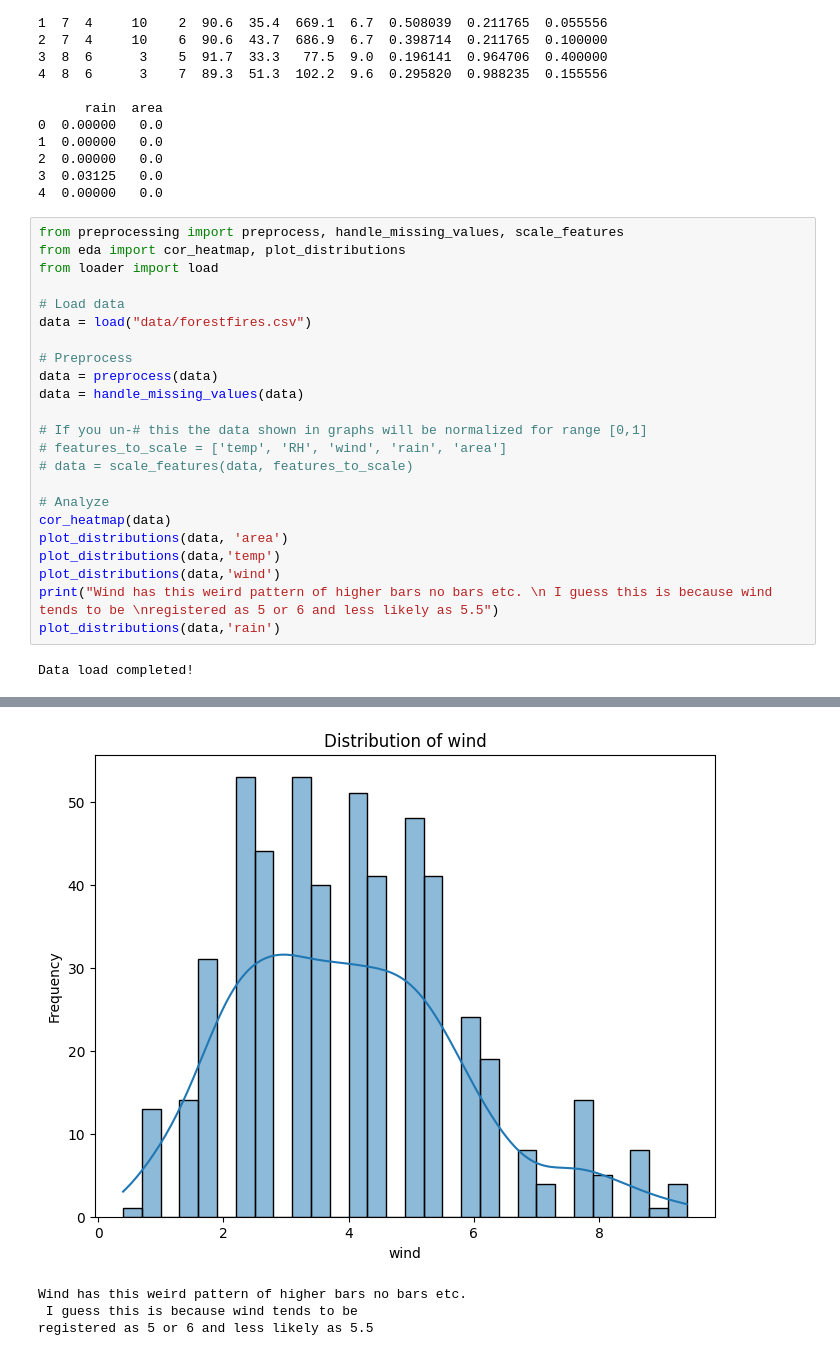
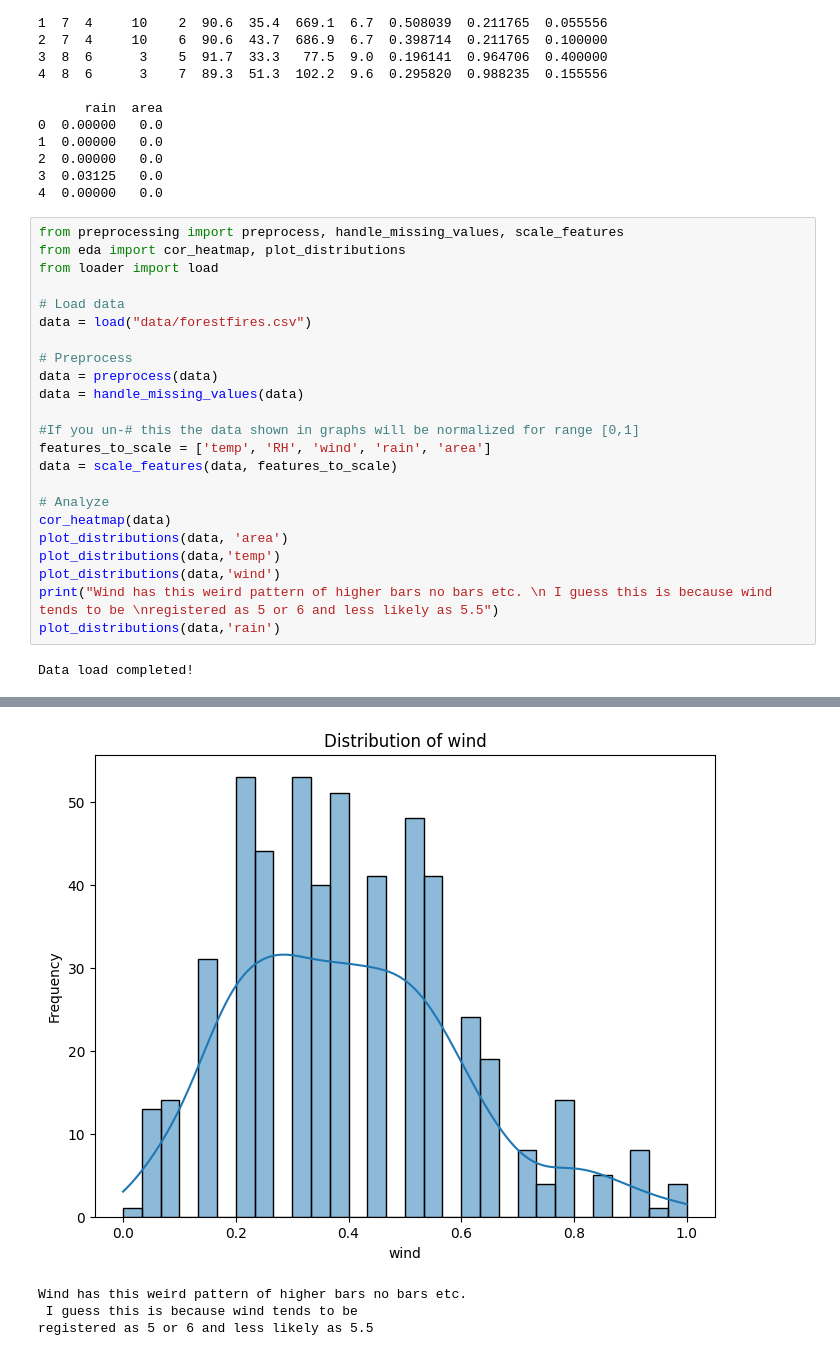
Before and after one commit to MecGlandorff/Forest-Fires, a Jupyter notebook: test.ipynb, the cells around one changed output, grey strips where cells are left out. Saved outputs shown, nothing was run; the diff lists cells and outputs as text.

```diff
--- a/test.ipynb
+++ b/test.ipynb
@@ -54,9 +56,9 @@ data = load("data/forestfires.csv")
 data = preprocess(data)
 data = handle_missing_values(data)
 
-# If you un-# this the data shown in graphs will be normalized for range [0,1]
-# features_to_scale = ['temp', 'RH', 'wind', 'rain', 'area']
-# data = scale_features(data, features_to_scale)
+#If you un-# this the data shown in graphs will be normalized for range [0,1]
+features_to_scale = ['temp', 'RH', 'wind', 'rain', 'area']
+data = scale_features(data, features_to_scale)
 
 # Analyze
 cor_heatmap(data)
@@ -73,4 +75,4 @@ Data load completed!
-[figure, old version]
+[figure, new version]
 Wind has this weird pattern of higher bars no bars etc.
  I guess this is because wind tends to be
 registered as 5 or 6 and less likely as 5.5
```
Also changed, not shown: parts of 6 cells of this notebook.
